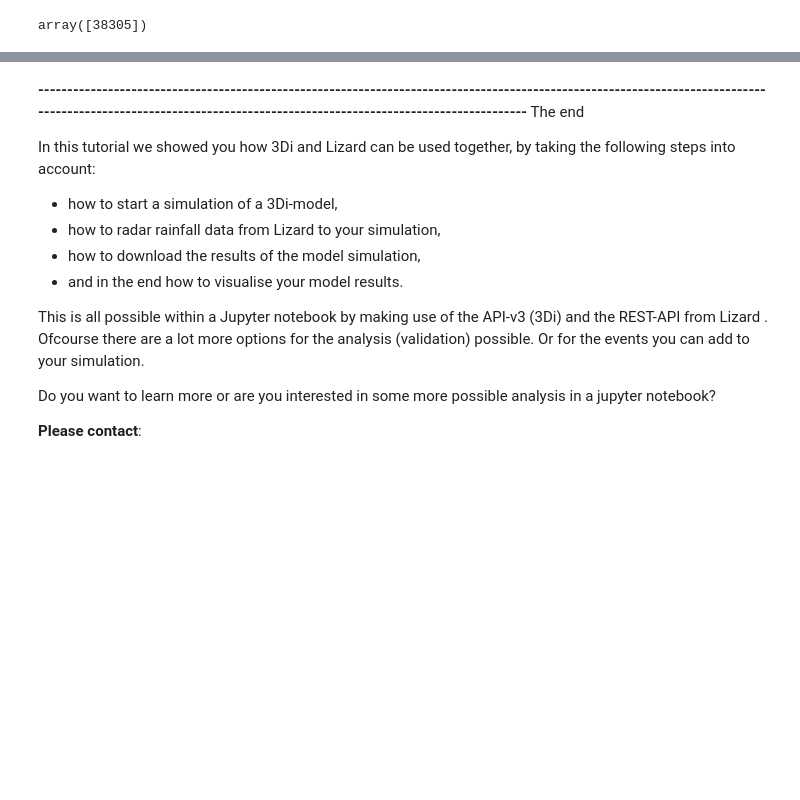
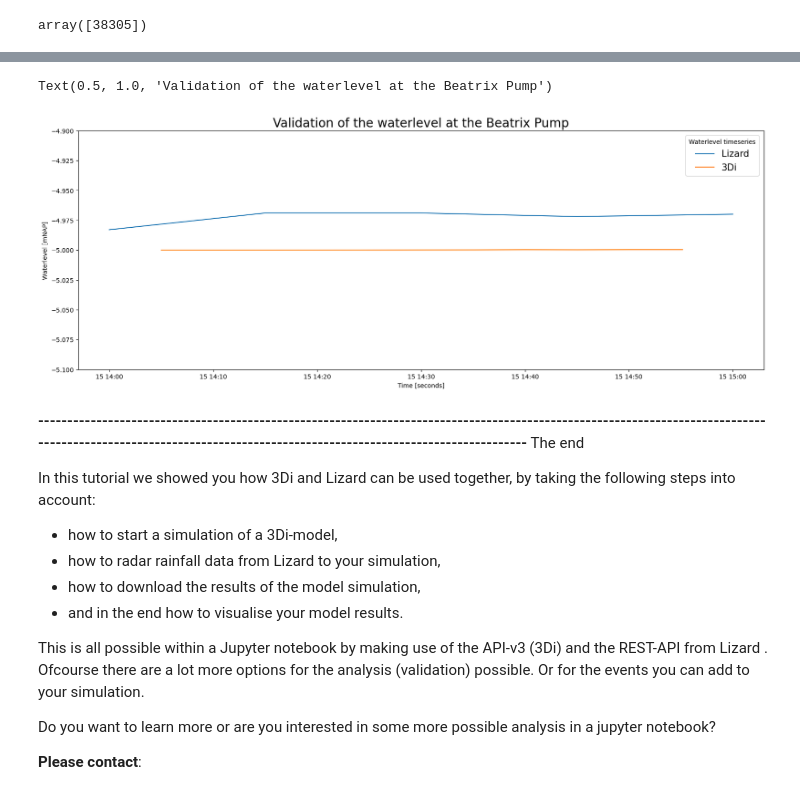
Before and after one commit to threedi/scripts-nens, a Jupyter notebook: Notebooks 3Di - API v3 - VD/notebook2 - using 3Di and Lizard together in one notebook/Notebook2 - 3Di and Lizard together in one Jupyter notebook.ipynb, the cells around one changed output, grey strips where cells are left out. Cells and saved outputs as stored; diff of their text form; code cells hidden in the pictures; blank space fills up the shorter version.

```diff
--- a/Notebooks 3Di - API v3 - VD/notebook2 - using 3Di and Lizard together in one notebook/Notebook2 - 3Di and Lizard together in one Jupyter notebook.ipynb
+++ b/Notebooks 3Di - API v3 - VD/notebook2 - using 3Di and Lizard together in one notebook/Notebook2 - 3Di and Lizard together in one Jupyter notebook.ipynb
@@ -452,0 +454,24 @@ Text(0.5, 1.0, 'Waterlevel at the Beatrix Pump - BWN Schermer')
+# %%
+#extract the waterlevel timeseries from Lizard with the API
+
+#Find the uuid of the timeseries you want to query
+uuid = "2554ea9b-5120-4e2b-85cf-3fd3cb251202"
+# we're going to query request the data, similar to the simulation:
+params= {'start':'2020-11-15T14:00:00Z', 'end':'2020-11-15T15:15:00Z', 'fields':'value', 'page_size':'10000000'} #Note that we use a page size of 100.
+url = "https://nens.lizard.net/api/v4/timeseries/647d28d3-aab4-42fb-849d-dcac2ec5f867/events/"
+
+headers = {
+            "username": '__key__',
+            "password": 'u1uJULVT.pWC5kH9Cs67TKAxhafkwqistkHtIqcFv',
+            "Content-Type": "application/json",
+        }
+
+#Retrieve the 'results' attribute of the response using a JSON interpreter
+wl_lizard = pd.DataFrame(requests.get(url=url,headers=headers, params=params).json()['results'])
+# %%
+#perform some conversions before plotting the timeseries
+wl_lizard['datetime'] = pd.to_datetime(wl_lizard['time'])
+wl_lizard = wl_lizard[['datetime', 'value']]
+wl_lizard.set_index('datetime', inplace=True)
+
+wl_lizard
@@ -453,3 +486,26 @@ Text(0.5, 1.0, 'Waterlevel at the Beatrix Pump - BWN Schermer')
+# %%
+plt.figure(figsize=(20,7))
+
+#lizard
+plt.plot(wl_lizard.index, wl_lizard.value)
+
+# 3Di-model result
+plt.plot(model_ts[1:], model_wl[1:])
+
+
+# Defining the legend based on the nodes of your selection
+plt.legend(['Lizard', '3Di'], frameon=True, fontsize=15, title='Waterlevel timeseries')
+
+# Naming your axis
+plt.xlabel('Time [seconds]')
+plt.ylabel('Waterlevel [mNAP]')
+plt.ylim([-5.1, -4.9])
+
+# Title of your Figure
+plt.title('Validation of the waterlevel at the Beatrix Pump', fontsize=20)
+# %% [output]
+Text(0.5, 1.0, 'Validation of the waterlevel at the Beatrix Pump')
+[figure, added]
 # %% [markdown]
 
 **-----------------------------------------------------------------------------------------------------------------------------------------------------------------------------------------------------------------**
```
Also changed, not shown: parts of 13 cells of this notebook.
